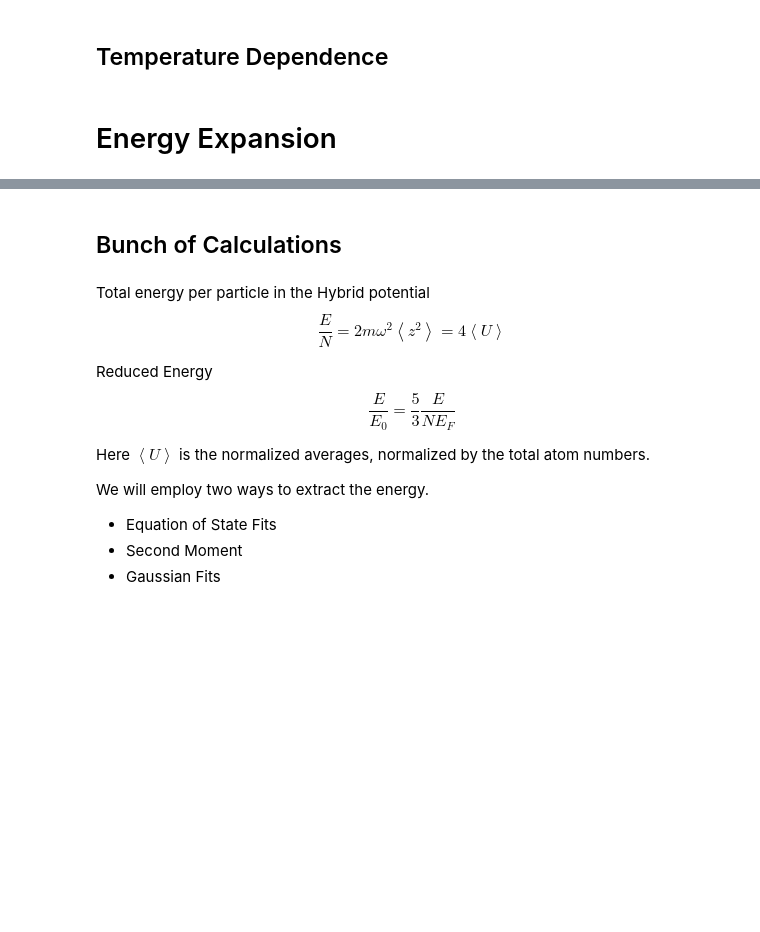
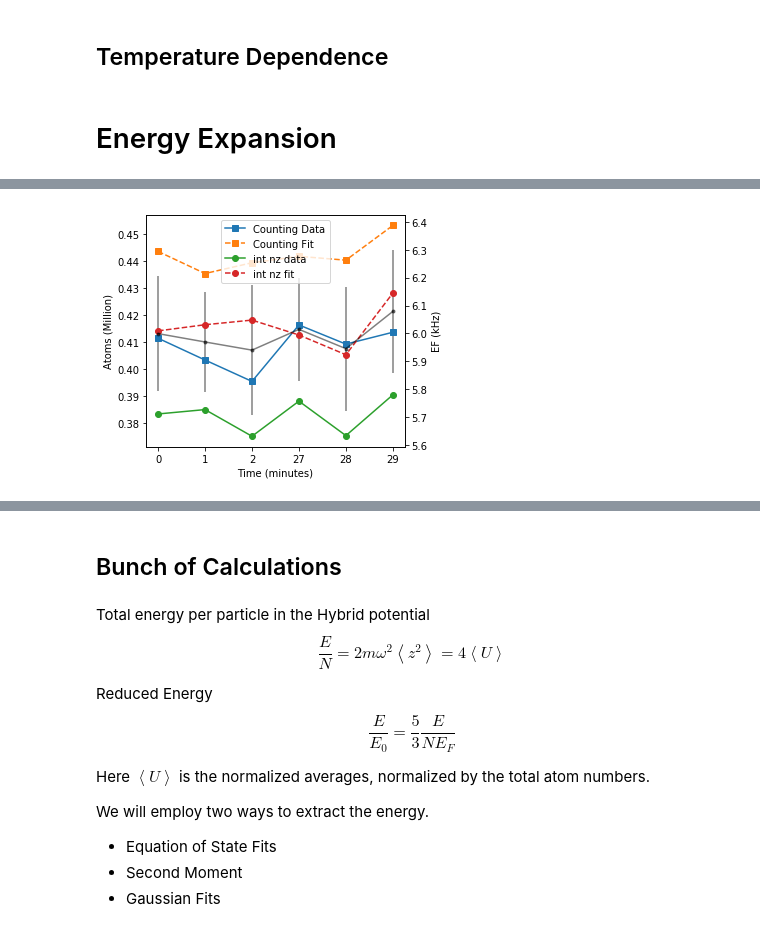
Before and after one commit to ranchop/QCalc, a Jupyter notebook: Box Shaking/Box Shaking Template - in progress - latest.ipynb, the cells around one changed output, grey strips where cells are left out. Saved outputs shown, nothing was run; the diff lists cells and outputs as text; code cells hidden in the pictures; blank space fills up the shorter version.

```diff
--- a/Box Shaking/Box Shaking Template - in progress - latest.ipynb
+++ b/Box Shaking/Box Shaking Template - in progress - latest.ipynb
@@ -1585,0 +1645,8 @@ plt.tight_layout()
+# %%
+# Define Settings
+settings = {**default_settings,
+            **dict(center_x = 1183, center_y = 1376,
+                   fudge=1.75, width=800, height=1500,
+                   subsample=3,
+                   radial_selection=0.75,
+                   Tfit_lim=0.1)}
@@ -1585,0 +1779,57 @@ plt.tight_layout()
+# %%
+# Compute total atoms and EF of the box
+
+# Box volume from sound data
+box_volume = (box_char['length (um)'].values[0] * 1e-6
+              * np.pi*(box_char['radius (um)'].values[0] * 1e-6)**2 )
+
+# x labels
+time = np.array(list(df_hyb_energy.time.values))
+time_str = ['{:.0f}'.format(t) for t in time]
+xi = df_hyb_energy.x.values
+xcount = np.arange(df_hyb_energy.shape[0])
+
+# Total Atoms from atom counting
+atoms_fit_data_ratio = np.array([r.nz_fit.y.sum()/r.nz_data.y.sum() for n,r in df_hyb_energy.iterrows()])
+atoms_counting_data = np.array([r.image.total_atoms for n,r in df_hyb_energy.iterrows()])
+atoms_counting_fit = atoms_counting_data * atoms_fit_data_ratio
+EF_counting_data = cst.n2EF(atoms_counting_data / box_volume)
+EF_counting_fit = cst.n2EF(atoms_counting_fit / box_volume)
+
+# Total Atoms from nz integration
+mult = np.pi * df_hyb_energy.iloc[0].image.pixel_binned**2
+atoms_nzint_data = np.array([ np.trapz(r.nz_data.y * r.image.xsec.radius**2, r.nz_data.x)
+    for n,r in df_hyb_energy.iterrows()]) * mult
+atoms_nzint_fit = np.array([ np.trapz(r.nz_fit.y * r.image.xsec.radius**2, r.nz_fit.x)
+    for n,r in df_hyb_energy.iterrows()]) * mult
+EF_nzint_data = cst.n2EF(atoms_nzint_data / box_volume)
+EF_nzint_fit = cst.n2EF(atoms_nzint_fit / box_volume)
+
+# Average
+atoms_avg = tp.bin_data(
+        np.concatenate([np.arange(len(atoms_counting_data))] * 4),
+        np.concatenate([atoms_counting_data, atoms_counting_fit,
+                        atoms_nzint_data, atoms_nzint_fit]))
+EF_avg = tp.bin_data(atoms_avg.xi, cst.n2EF(atoms_avg.yi/box_volume))
+
+# Plot of atom numbers from various methods
+ax = plt.subplots(figsize=[5,4])[1]
+ax = [ax]
+plt.plot(atoms_counting_data/1e6, 's-', label='Counting Data', alpha=1)
+plt.plot(atoms_counting_fit/1e6, 's--', label='Counting Fit', alpha=1)
+plt.plot(atoms_nzint_data/1e6, 'o-', label='int nz data', alpha=1)
+plt.plot(atoms_nzint_fit/1e6, 'o--', label='int nz fit', alpha=1)
+plt.errorbar(atoms_avg.x, atoms_avg.y/1e6, atoms_avg.ystd/1e6, fmt='.-', color='k', alpha=0.5)
+plt.legend()
+plt.ylabel('Atoms (Million)')
+plt.xlabel('Time (minutes)')
+ax[0].set(xticks=xcount, xticklabels=time_str)
+ax.append(ax[0].twinx())
+ax[1].set(ylim=cst.n2EF(1e6*np.array(ax[0].get_ylim())/box_volume)/kHz,
+          ylabel='EF (kHz)')
+plt.tight_layout()
+
+if savefig.value: plt.savefig(
+    suffix_energy + 'Total Atoms Various Methods.pdf')
+# %% [output]
+[figure, added]
```
Also changed, not shown: parts of 40 cells of this notebook, 2 other files.
